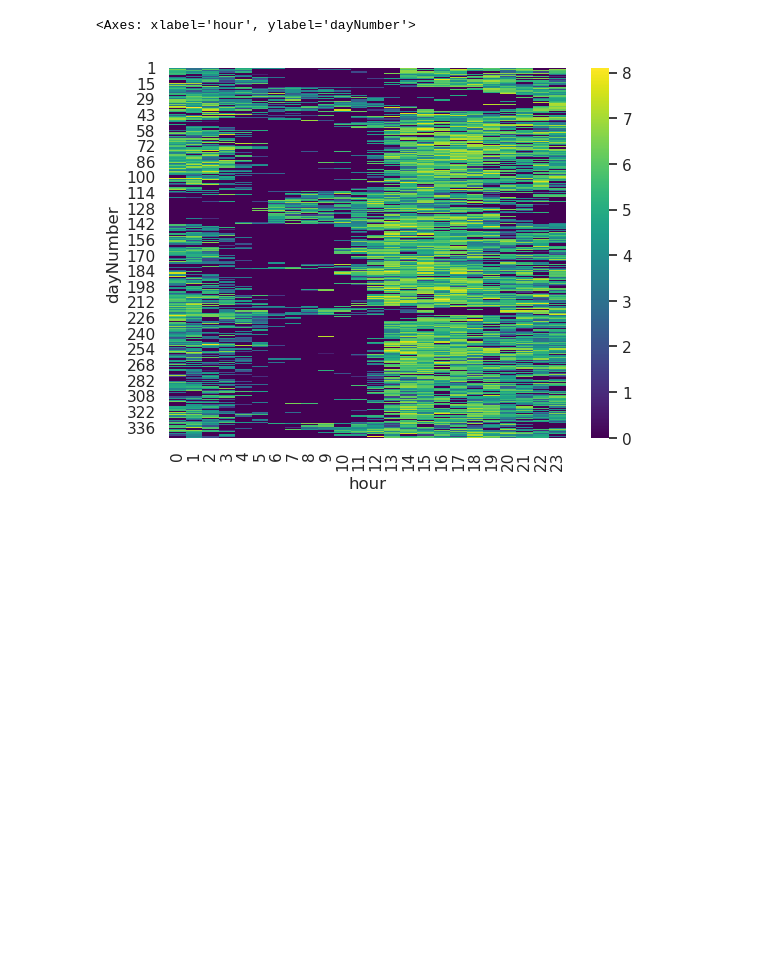
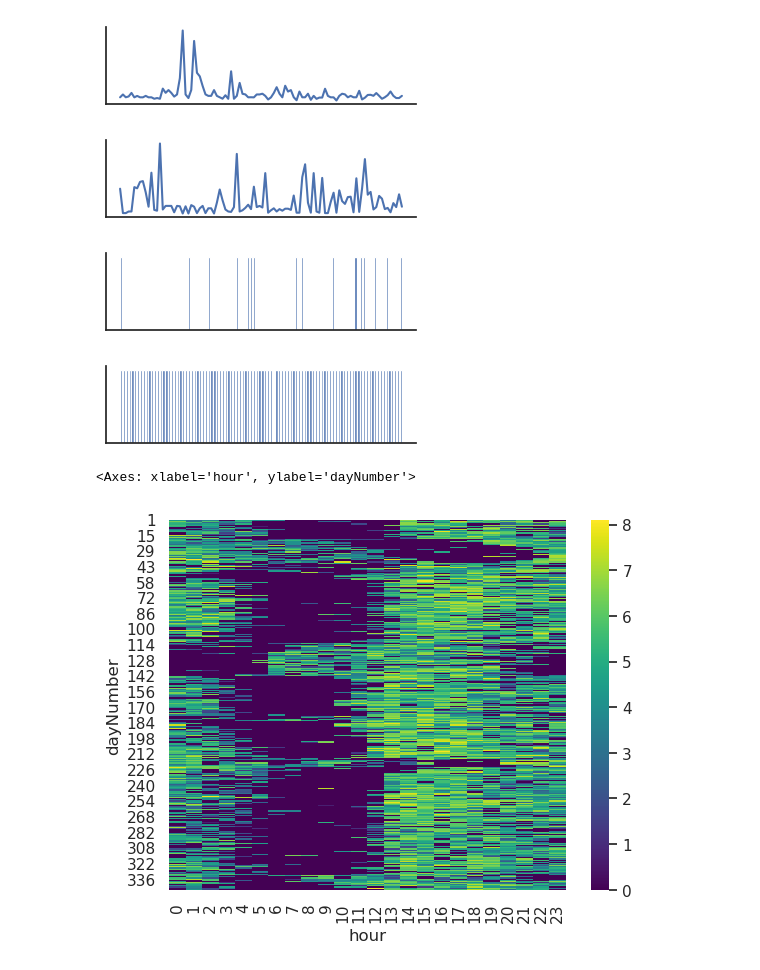
Before and after one commit to Valkje/graph-svd, a Jupyter notebook: analyze_alex.ipynb, the cells around one changed output. Drawn from its saved outputs; the diff is of its cells as text; code cells hidden in the pictures; blank space fills up the shorter version.

```diff
--- a/analyze_alex.ipynb
+++ b/analyze_alex.ipynb
@@ -75,3 +53,36 @@ dat_ses
+# %%
+modalities = ['medianIKD', 'totalKeyPresses', 'active', 'upright']
+geoms = ['line', 'line', 'bar', 'bar']
+
+for modality, geom in zip(modalities, geoms):
+    plt.close()
+
+    fig = plt.figure(figsize=(4, 1))
+
+    n = 100
+
+    # x = dat_kp['keypress_timestamp']
+    x = np.arange(n)
+    y = dat_ses[modality][:n]
+
+    with sns.axes_style("white"):
+        if geom == 'line':
+            plt.plot(x, y)
+        else:
+            plt.bar(x, y)
+
+        sns.despine()
+        plt.xticks([])
+        plt.yticks([])
+
+        plt.savefig(join('images', 'alex', f"data_{modality}_alex_raw.pdf"),
+                    bbox_inches='tight', pad_inches=0)
+        plt.show()
+# %% [output]
+[figure, added]
+[figure, added]
+[figure, added]
+[figure, added]
 # %%
 typing_matrices, dates = gsvd.get_typing_matrices(dat_kp, dat_ses)
 # %%
```
Also changed, not shown: parts of 37 cells of this notebook.
